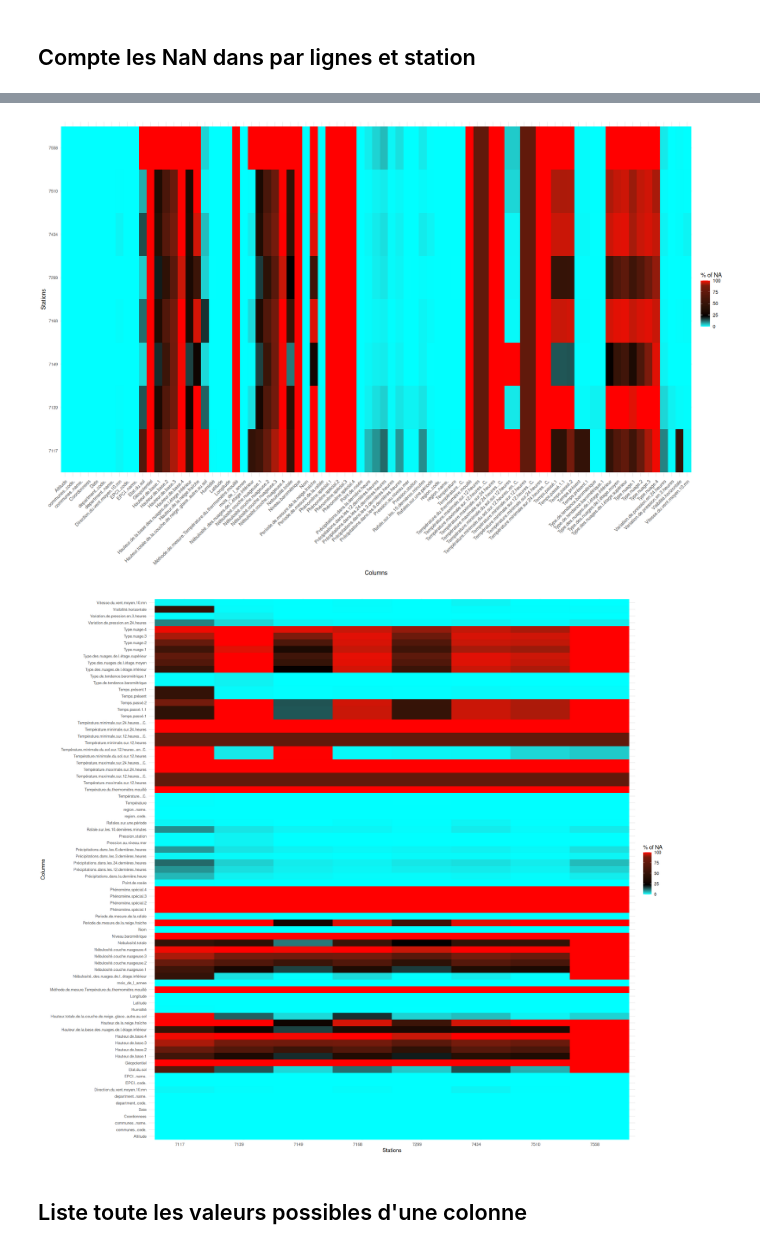
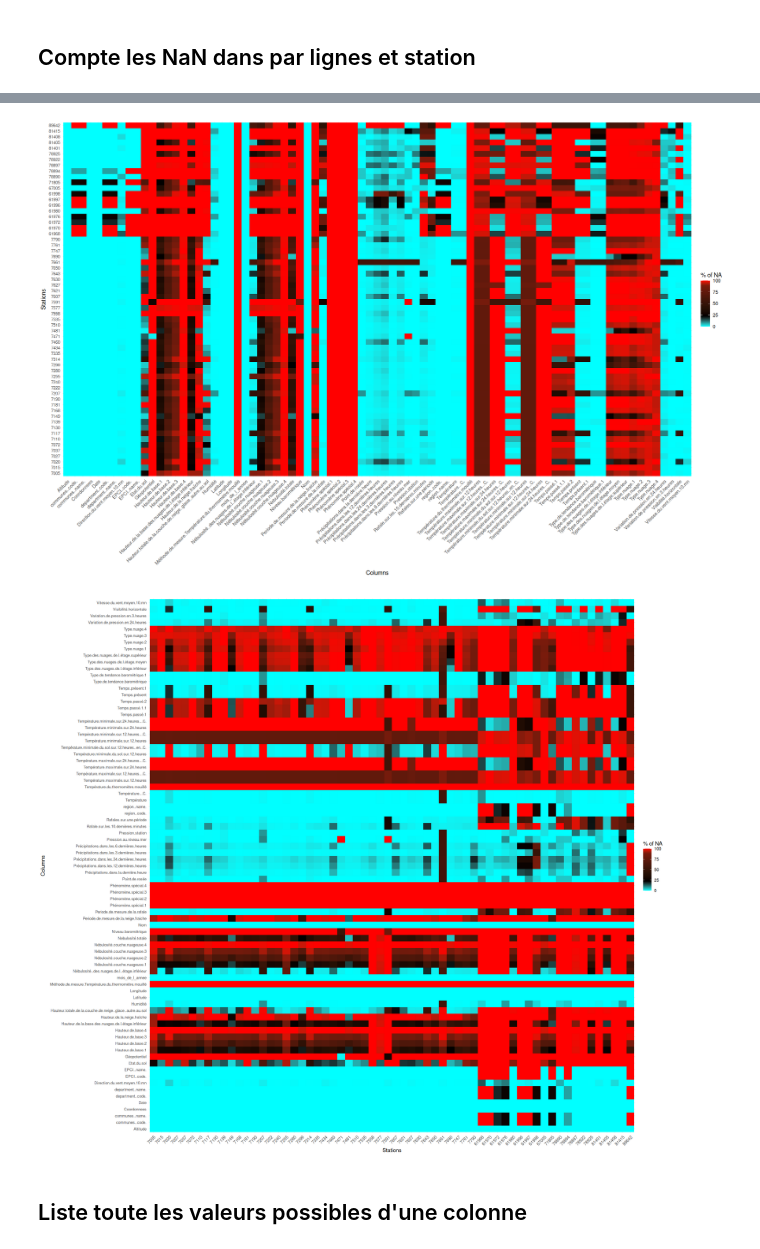
Before and after one commit to thomasdepic/SDD-BE-meteo, a Jupyter notebook: questions/1_presentation_donnees.ipynb, the cells around one changed output, grey strips where cells are left out. Drawn from its saved outputs; the diff is of its cells as text; code cells hidden in the pictures.

```diff
--- a/questions/1_presentation_donnees.ipynb
+++ b/questions/1_presentation_donnees.ipynb
@@ -44,8 +44,8 @@ data_ext10_met_dir = "../data/donnees_extracted_metro_10.csv"
 # 9s à s'exécuter sur stuart
 
 
-full_data <- read.csv(data_ext10_met_dir,
-            sep=",",                        # à toggle en fonction du fichier
+full_data <- read.csv(data_full_dir,
+            sep=";",                        # à toggle en fonction du fichier
             na.string=c("","null","NaN"),
             header=TRUE,
             stringsAsFactors=TRUE)
@@ -147,31 +154,31 @@ result_long <- result %>%
 # %%
 # Heatmap
 options(repr.plot.width=18, repr.plot.height=12)
 ggplot(result_long, aes(x = column, y = factor(ID.OMM.station), fill = na_count)) +
   geom_tile() +
   scale_fill_gradientn(colours = c("cyan", "black", "red"),
                        values = scales::rescale(c(0, 0.1, 0.2, 0.8, 0.9))) +
   labs(x = "Columns", y = "Stations", fill = "% of NA") +
   theme_minimal() +
   theme(axis.text.y = element_text(size = 8),
         axis.text.x = element_text(angle = 45, hjust = 1))
 
 # Heatmap Transposed
 options(repr.plot.width=18, repr.plot.height=16)
 ggplot(result_long, aes(x = factor(ID.OMM.station), y = column, fill = na_count)) +
   geom_tile() +
   scale_fill_gradientn(colours = c("cyan", "black", "red"),
                        values = scales::rescale(c(0, 0.1, 0.2, 0.8, 0.9))) +
   labs(x = "Stations", y = "Columns", fill = "% of NA") +
   theme_minimal() +
   theme(axis.text.y = element_text(size = 8),
-        axis.text.x = element_text(angle = 0, hjust = 1))
-  # ggsave("heatmapT.png", width = 10, height = 15, dpi = 300)
+        axis.text.x = element_text(angle = 45, hjust = 1))
+  ggsave("heatmapT.png", width = 25, height = 15, dpi = 300)
 
 options(repr.plot.width=18, repr.plot.height=12)
 # %% [output]
-[figure, old version]
+[figure, new version]
-[figure, old version]
+[figure, new version]
 # %% [markdown]
 ## Liste toute les valeurs possibles d'une colonne
 # %%
```
Also changed, not shown: parts of 7 cells of this notebook.
